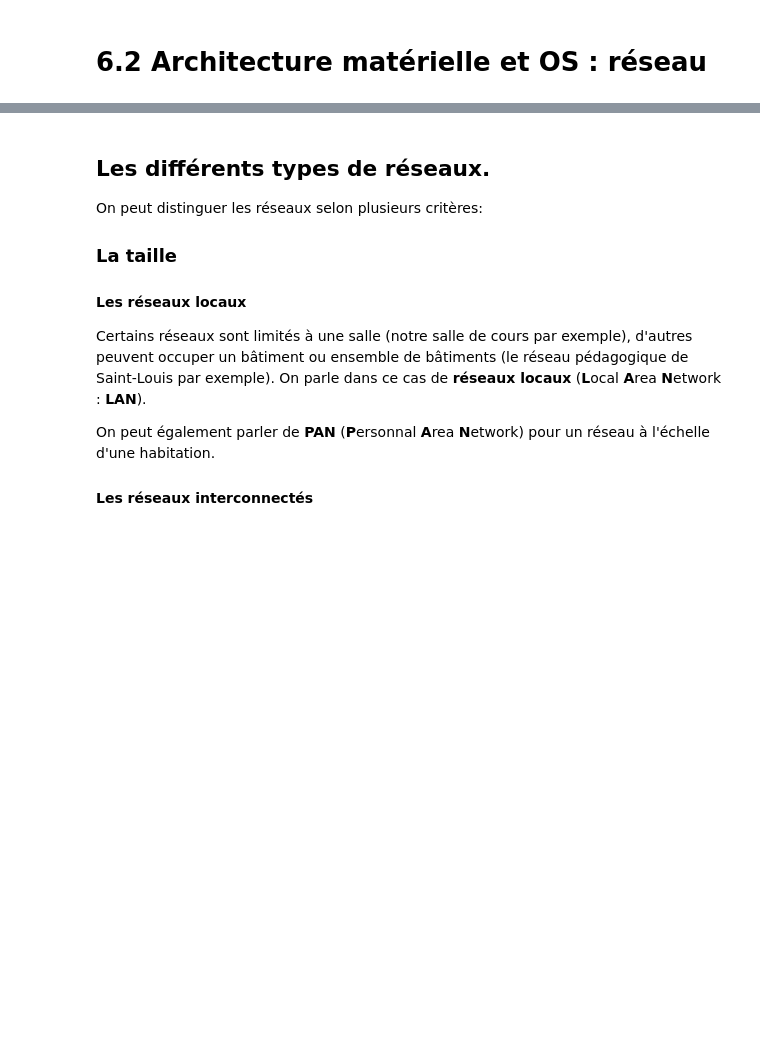
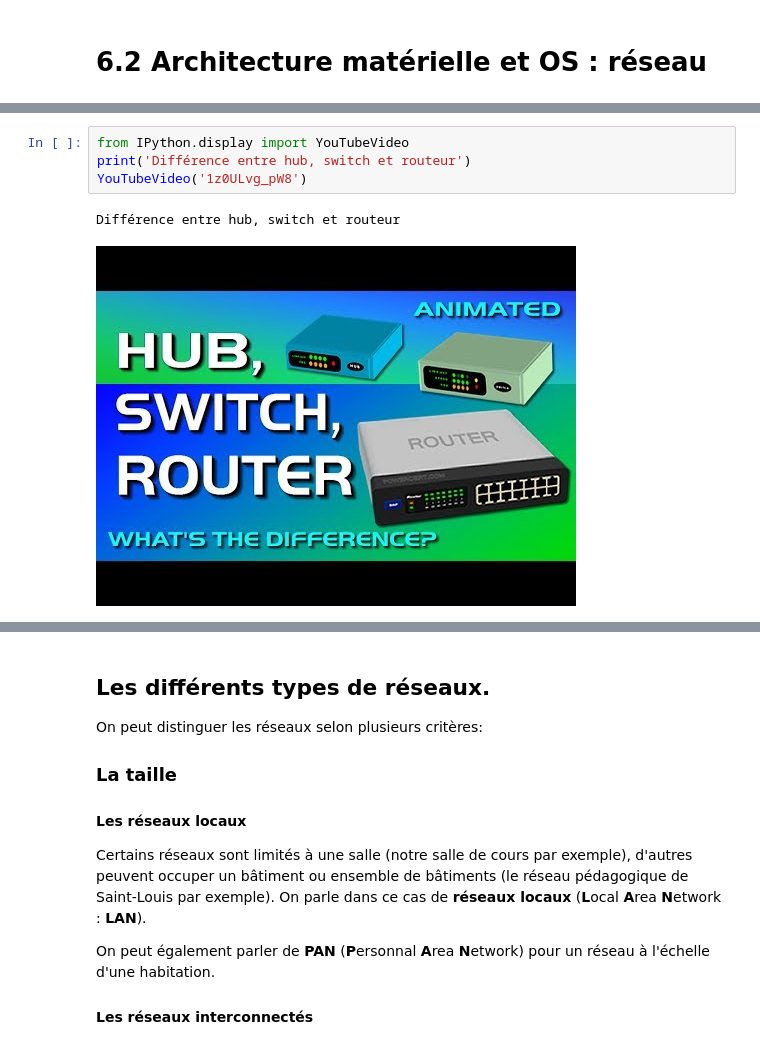
Before and after one commit to saintlouis29/coursNSI, a Jupyter notebook: Premiere/6_Architecture/2_reseau.ipynb, the cells around one changed output, grey strips where cells are left out. Saved outputs shown, nothing was run; the diff lists cells and outputs as text; blank space fills up the shorter version.

```diff
--- a/Premiere/6_Architecture/2_reseau.ipynb
+++ b/Premiere/6_Architecture/2_reseau.ipynb
@@ -20,6 +38,13 @@ Un réseau informatique est composé:
 - de liaisons point-à point qui les relients entre eux
   - liaisons filaires : cables éthernet, fibre optique
   - liaisons herztiennes : wifi, 3G/4G/5G, satellite
+# %%
+from IPython.display import YouTubeVideo
+print('Différence entre hub, switch et routeur')
+YouTubeVideo('1z0ULvg_pW8')
+# %% [output]
+Différence entre hub, switch et routeur
+[figure, added]
 # %% [markdown]
 ## Rappels
 
```
Also changed, not shown: parts of 16 cells of this notebook, 4 other files.
